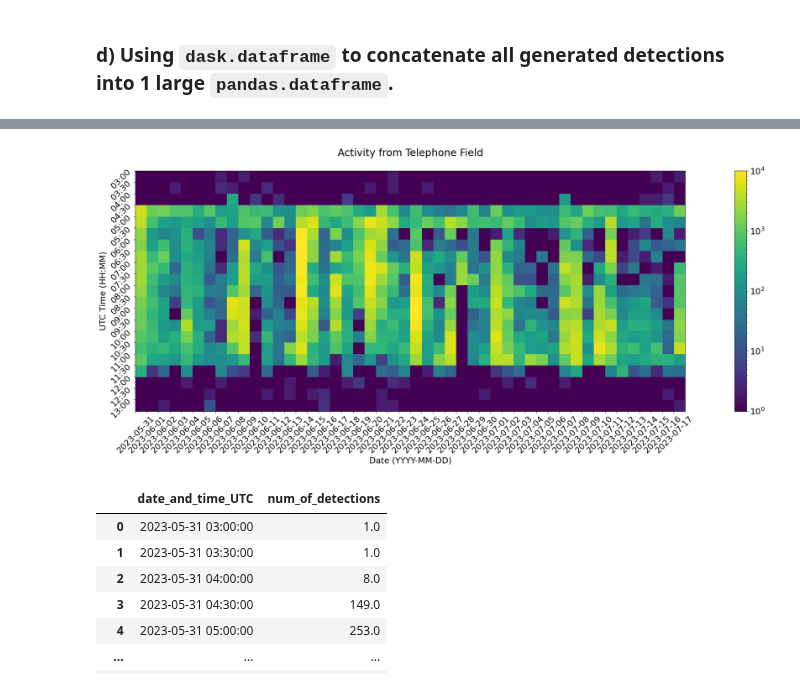
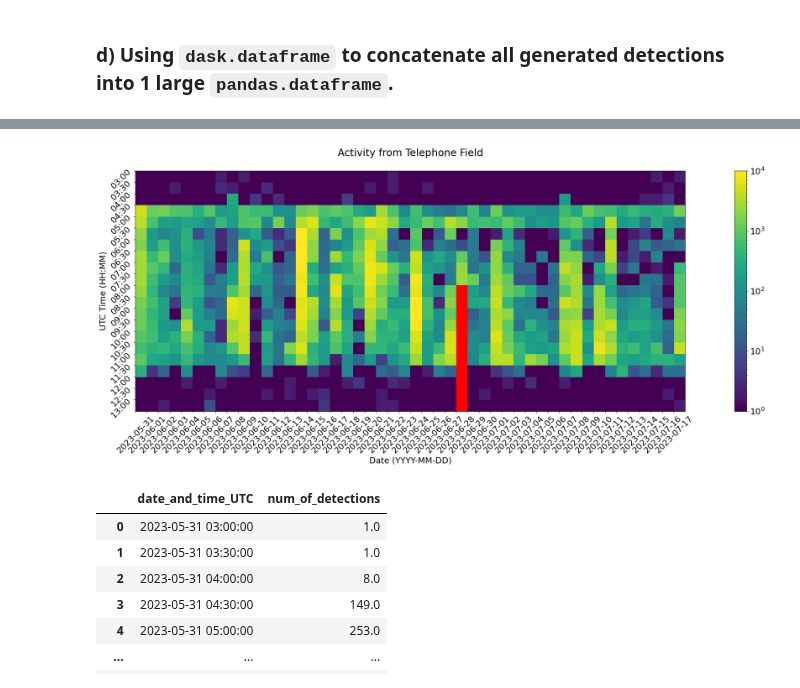
Before and after one commit to uw-echospace/bat-detector-msds, a Jupyter notebook: notebooks/test_batdetect2_pipeline.ipynb, the cells around one changed output, grey strips where cells are left out. Drawn from its saved outputs; the diff is of its cells as text; code cells hidden in the pictures.

Commit message:
added functionality to cumulatively show plots while recognizing error files

```diff
--- a/notebooks/test_batdetect2_pipeline.ipynb
+++ b/notebooks/test_batdetect2_pipeline.ipynb
@@ -362,0 +336,5 @@ new_df.set_index("date_and_time_UTC")
+# %%
+new_df = dd.read_csv(f"../output_dir/recover-2023*/{site}/activity__*.csv").compute()
+new_df["date_and_time_UTC"] = pd.to_datetime(new_df["date_and_time_UTC"], format="%Y-%m-%d %H:%M:%S")
+new_df.pop(new_df.columns[0])
+new_df
@@ -385,41 +377,40 @@ for time in times:
     dt_hourmin_info.append(dt.datetime.strftime(dt_time, "%H:%M"))
 
 dt_values = plot_df.index.get_level_values('date_and_time_UTC')
-filenames = df['input_file'].unique()
 
 activity = np.array([])
 
 for i, date in enumerate(dates):
     date_activity = np.array([])
     for time in times:
         dt_ref = dt.datetime.strptime(f"{date}_{time}", "%Y-%m-%d_%H%M%S")
         dt_file = dt.datetime.strftime(dt_ref, "%Y%m%d_%H%M%S.WAV")
         if (dt_ref in dt_values):
-            date_activity = np.hstack([date_activity, 1+plot_df.loc[dt_ref]["num_of_detections"]])
+            date_activity = np.hstack([date_activity, plot_df.loc[dt_ref]["num_of_detections"]])
         else:
-            date_activity = np.hstack([date_activity, 1])
+            date_activity = np.hstack([date_activity, 0])
     if i==0:
         activity = np.hstack([activity, date_activity])
     else:
         activity = np.vstack([activity, date_activity])
 
 masked_array_for_nodets = np.ma.masked_where(activity==0, activity)
 cmap = plt.get_cmap('viridis')
 cmap.set_bad(color='red')
 
 plt.rcParams.update({'font.size': 18})
 plt.figure(figsize=(30, 10))
 plt.title(f"Activity from {site}", loc='center', y=1.05)
 plt.imshow(masked_array_for_nodets.T, cmap=cmap, norm=colors.LogNorm(vmin=1, vmax=10e3))
 plt.yticks(np.arange(0, len(dt_hourmin_info))-0.5, dt_hourmin_info, rotation=45)
 plt.xticks(np.arange(0, len(dates))-0.5, dates, rotation=45)
 plt.ylabel('UTC Time (HH:MM)')
 plt.xlabel('Date (YYYY-MM-DD)')
 plt.colorbar()
 plt.tight_layout()
 plt.show()
 # %% [output]
-[figure, old version]
+[figure, new version]
 # %%
 site = "Foliage"
 df = dd.read_csv(f"../output_dir/recover-2023*/{site}/*.csv")
```
Also changed, not shown: parts of 6 cells of this notebook, 1 other file.
